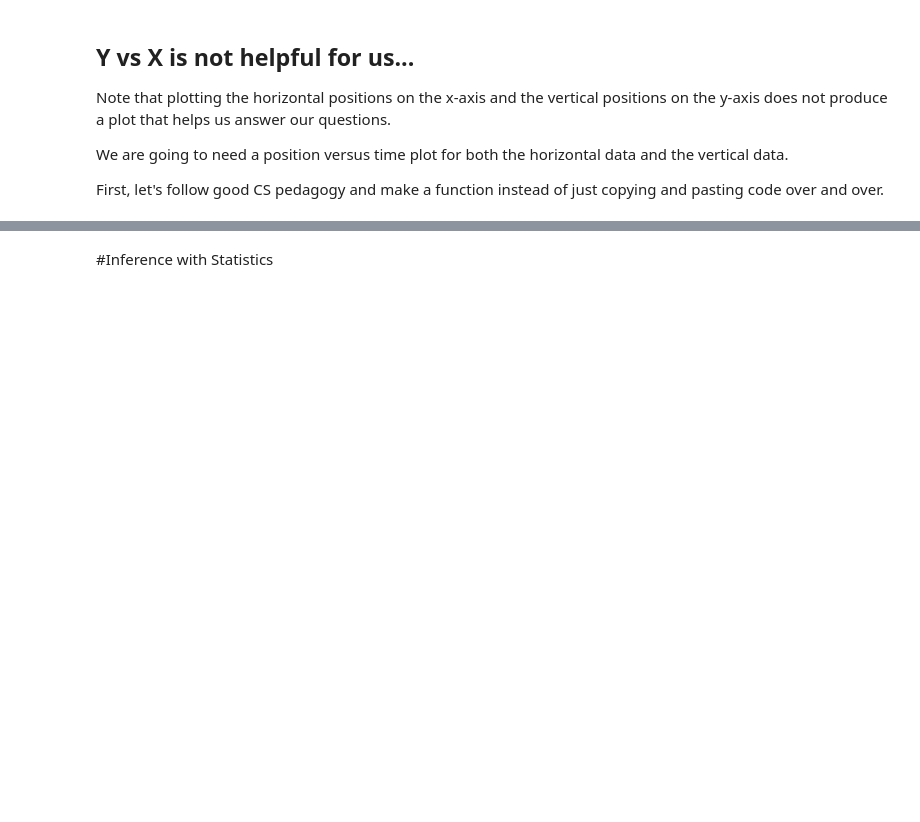
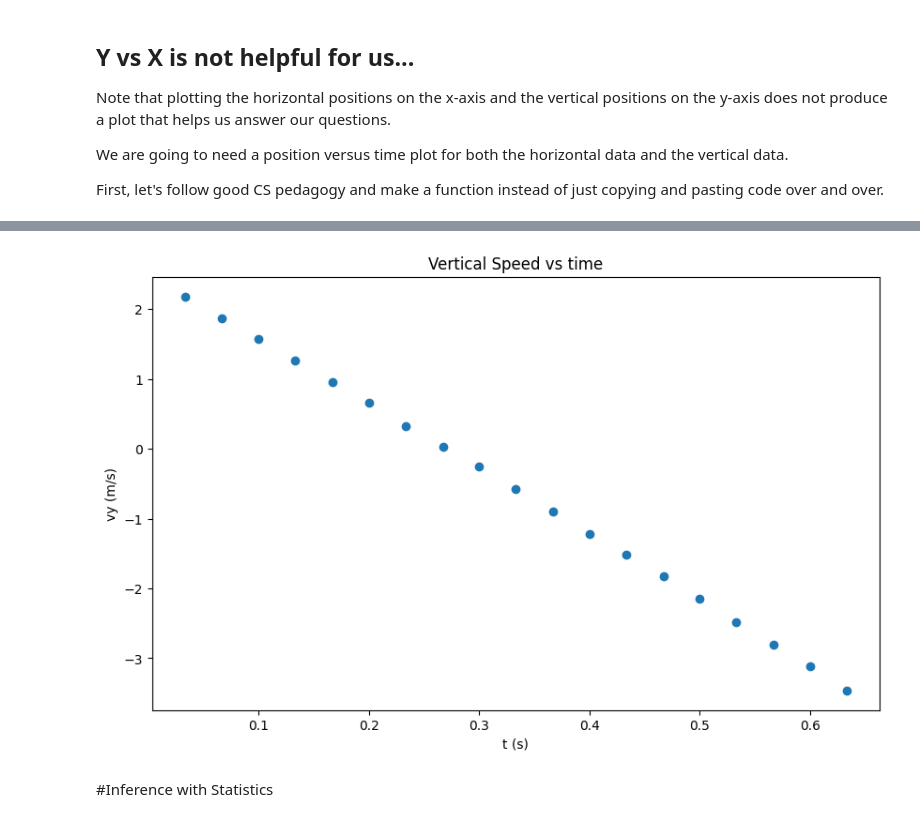
Before and after one commit to jimmynewland/colabnotebooks, a Jupyter notebook: Ball_Toss_Data_Investigation.ipynb, the cells around one changed output, grey strips where cells are left out. Drawn from its saved outputs; the diff is of its cells as text; code cells hidden in the pictures; blank space fills up the shorter version.

```diff
--- a/Ball_Toss_Data_Investigation.ipynb
+++ b/Ball_Toss_Data_Investigation.ipynb
@@ -91,6 +120,9 @@ def makePlot(xAxisLabel: str, yAxisLabel: str, title: str):
 # %%
 #@title Plot the Vertical Speed vs Time
 # Try the makePlot function here. Hint: x-axis is 't (s)' and y-axis is 'vy (m)'
+makePlot('t (s)','vy (m/s)', 'Vertical Speed vs time')
+# %% [output]
+[figure, added]
 # %% [markdown]
 #Inference with Statistics
 # %% [markdown]
```
Also changed, not shown: parts of 11 cells of this notebook.
